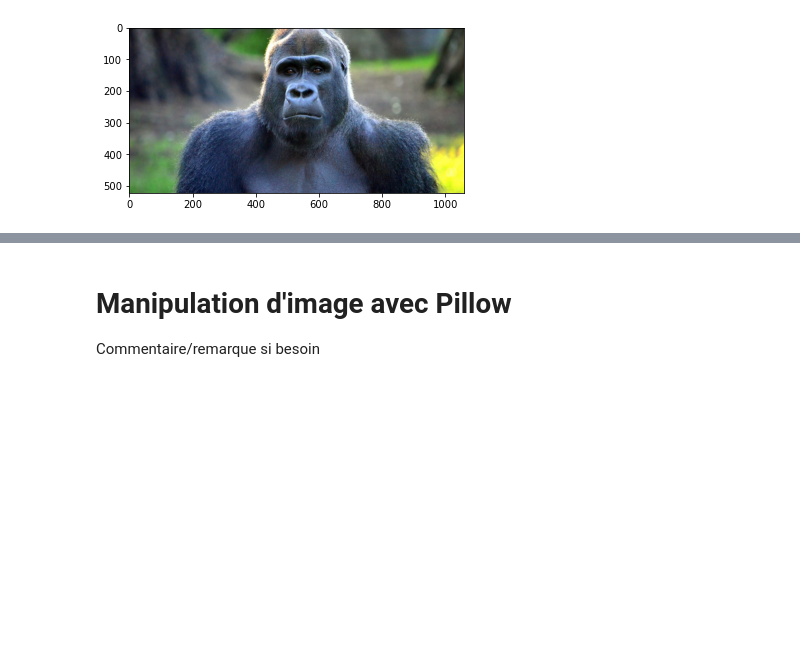
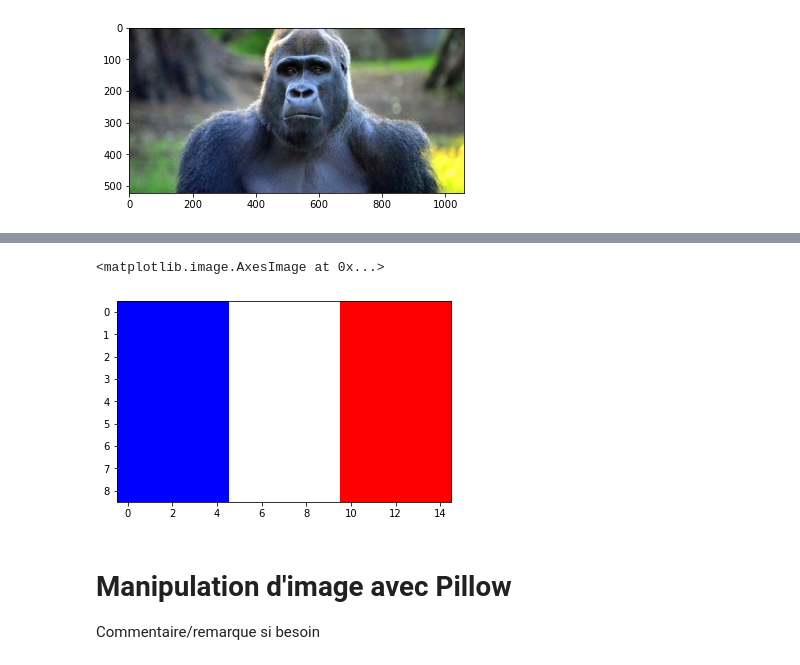
Before and after one commit to ragouradja/Projet_Python, a Jupyter notebook: demo.ipynb, the cells around one changed output, grey strips where cells are left out. Cells and saved outputs as stored; diff of their text form; code cells hidden in the pictures; blank space fills up the shorter version.

```diff
--- a/demo.ipynb
+++ b/demo.ipynb
@@ -45,3 +57,27 @@ Zoom sur l'image en noir et blanc :
+# %%
+# Creer une image
+
+largeur = 15
+hauteur = 9
+
+# 3 canaux pour RVB, creation d'un tableau de 0 avec des uint8
+tab = np.zeros([hauteur,largeur,3], dtype = np.uint8)
+
+bleu = [0,0,255]
+blanc = [255,255,255]
+rouge = [255,0,0]
+
+for ligne in range(hauteur):
+    tab[ligne][0:5] = bleu
+    tab[ligne][5:10] = blanc
+    tab[ligne][10:] = rouge
+
+
+
+plt.imshow(tab)
+# %% [output]
+<matplotlib.image.AxesImage at 0x...>
+[figure, added]
 # %% [markdown]
 # Manipulation d'image avec Pillow
 
```
Also changed, not shown: parts of 15 cells of this notebook.
